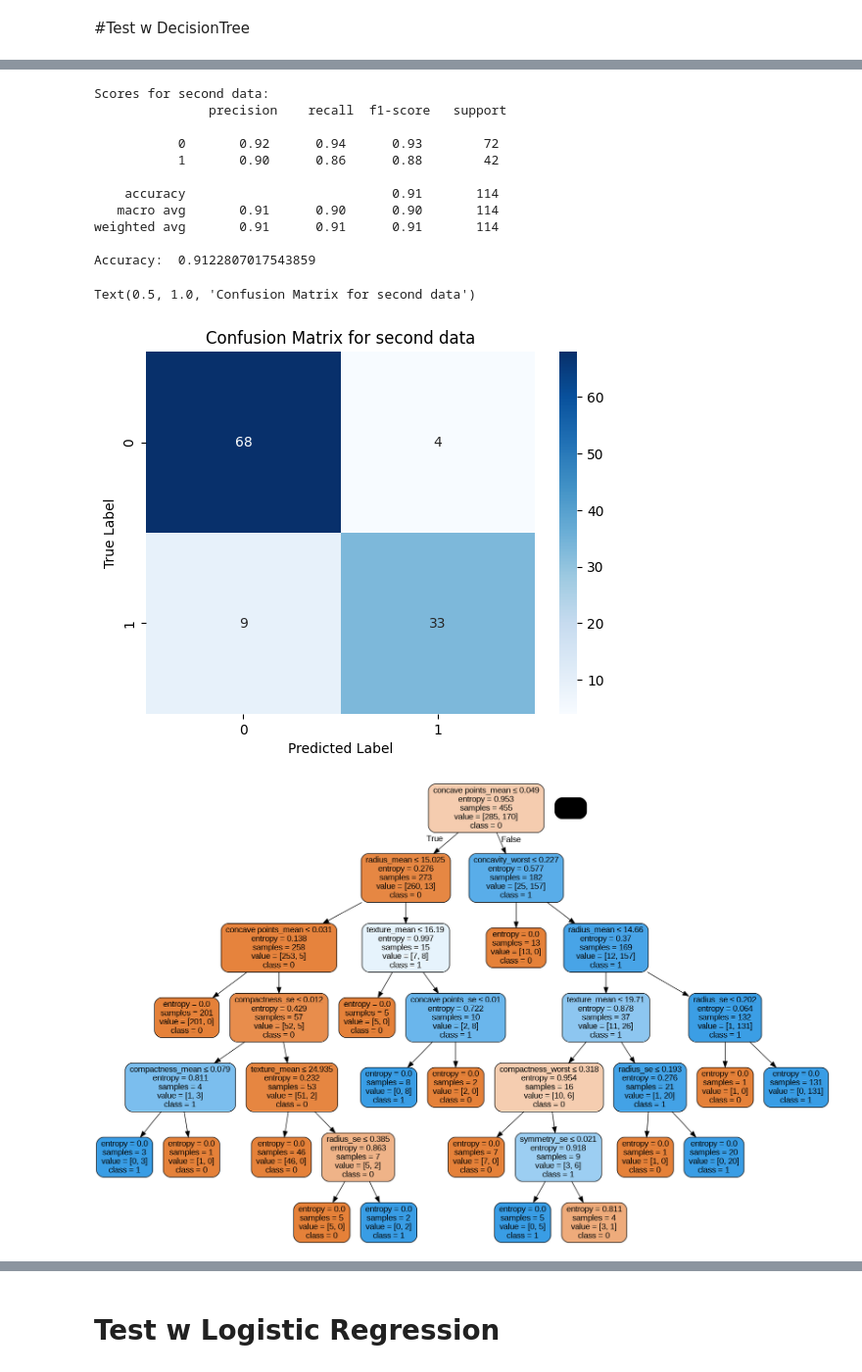
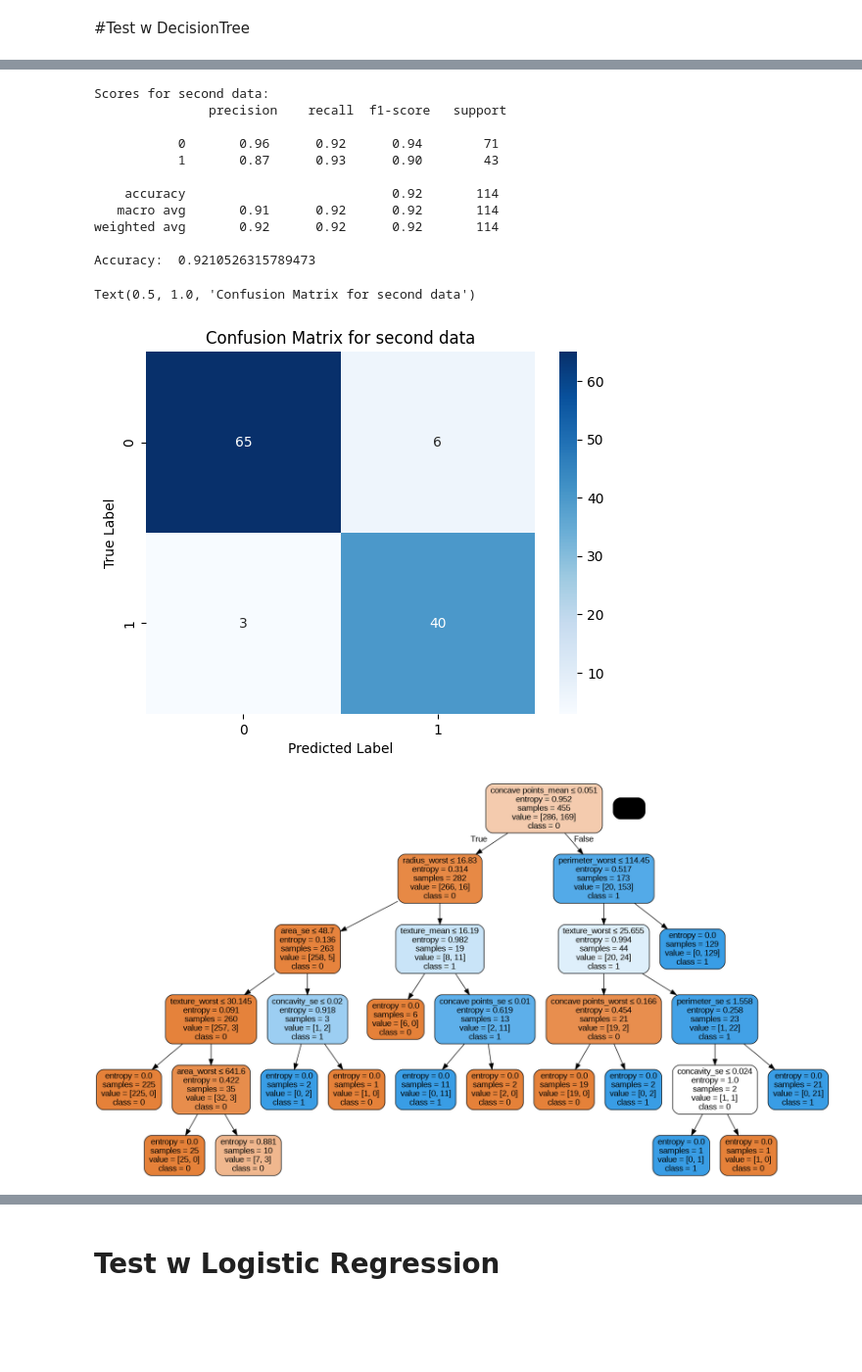
Before and after one commit to tugcegulsanusta/machine-learning-project, a Jupyter notebook: machine_learning.ipynb, the cells around one changed output, grey strips where cells are left out. Shown at 98% size. Drawn from its saved outputs; the diff is of its cells as text; code cells hidden in the pictures; blank space fills up the shorter version.

Commit message:
feature adjustment and testing with unprocessed data

```diff
--- a/machine_learning.ipynb
+++ b/machine_learning.ipynb
@@ -140,8 +175,10 @@ from sklearn.metrics import f1_score,confusion_matrix,classification_report
 from sklearn.metrics import accuracy_score
 from sklearn import tree
 # %%
-feature_cols1= ['radius_mean','texture_mean','concave points_mean','symmetry_mean','fractal_dimension_mean','radius_se','texture_se','smoothness_se','compactness_se', 'concave points_se','symmetry_se','smoothness_worst','compactness_worst','symmetry_worst','compactness_mean','concavity_worst','fractal_dimension_worst', 'concavity_se', 'fractal_dimension_se', 'smoothness_mean']
-feature_cols2 = ['radius_mean','texture_mean','concave points_mean','symmetry_mean','fractal_dimension_mean','radius_se','texture_se','smoothness_se','compactness_se', 'concave points_se','symmetry_se','smoothness_worst','compactness_worst','symmetry_worst']
+default_cols = ['smoothness_se', 'fractal_dimension_mean', 'texture_se', 'symmetry_se', 'fractal_dimension_se','concavity_se','compactness_se','fractal_dimension_worst','symmetry_mean','smoothness_mean','concave points_se','texture_mean','symmetry_worst','smoothness_worst','texture_worst','area_se','perimeter_se','radius_se','compactness_worst','compactness_mean','concavity_worst','concavity_mean','area_mean','radius_mean','area_worst','perimeter_mean','radius_worst','concave points_mean','perimeter_worst','concave points_worst']
+feature_cols1= ['perimeter_worst','texture_worst','concave points_mean','symmetry_mean','fractal_dimension_mean','radius_se','texture_se','smoothness_se','compactness_se', 'concave points_se','symmetry_se','smoothness_worst','compactness_worst','symmetry_worst','compactness_mean','concavity_worst','fractal_dimension_worst', 'concavity_se', 'fractal_dimension_se', 'smoothness_mean']
+feature_cols2 = ['radius_mean','texture_mean','concave points_mean','symmetry_mean','fractal_dimension_mean','radius_se','texture_se','smoothness_se','compactness_se', 'concave points_se','symmetry_se','smoothness_worst','concavity_worst','symmetry_worst']
+X_default = df[default_cols]
 X1= df[feature_cols1]
 X2= df[feature_cols2]
 y = df.diagnosis
@@ -148,0 +199,18 @@ print(y)
+# %%
+#Default Results
+X_train, X_test, y_train, y_test= train_test_split(X_default, y, test_size= 0.2, random_state = 42)
+
+clf= DecisionTreeClassifier(criterion = "entropy", max_depth=5)
+clf= clf.fit(X_train, y_train)
+y_predict_= clf.predict(X_test)
+accuracy_ = metrics.accuracy_score(y_test, y_predict_)
+report_ = classification_report(y_test, y_predict_)
+print("Scores for first data: \n" , report_)
+
+
+print('Accuracy: ', accuracy_)
+confusion_m = confusion_matrix(y_test, y_predict_)
+p = sns.heatmap(pd.DataFrame(confusion_m), annot=True, cmap="Blues", fmt="g")
+plt.xlabel("Predicted Label")
+plt.ylabel("True Label")
+plt.title("Confusion Matrix for default data")
@@ -181,19 +263,19 @@ Text(0.5, 1.0, 'Confusion Matrix for first data')
 # %%
 #split second data
-X_train, X_test, y_train, y_test= train_test_split(X2, y, test_size= 0.2, random_state = 1)
+X_train2, X_test2, y_train2, y_test2= train_test_split(X2, y, test_size= 0.2, random_state = 42)
 #Decission Tree Classifier
-clf2 = DecisionTreeClassifier(criterion= "entropy", max_depth=6)
+clf2 = DecisionTreeClassifier(criterion= "entropy", max_depth=5)
 
-clf2= clf2.fit(X_train, y_train)
-y_predict= clf2.predict(X_test)
-accuracy2 = metrics.accuracy_score(y_test, y_predict)
+clf2= clf2.fit(X_train2, y_train2)
+y_predict2= clf2.predict(X_test2)
+accuracy2 = metrics.accuracy_score(y_test2, y_predict2)
 
-report2 = classification_report(y_test, y_predict)
+report2 = classification_report(y_test2, y_predict2)
 print("Scores for second data: \n" , report2)
 
 print('Accuracy: ', accuracy2)
-confusion_m2 = confusion_matrix(y_test, clf2.predict(X_test))
-p1 = sns.heatmap(pd.DataFrame(confusion_m1), annot=True, cmap="Blues", fmt="g")
+confusion_m2 = confusion_matrix(y_test2, y_predict2)
+p2 = sns.heatmap(pd.DataFrame(confusion_m2), annot=True, cmap="Blues", fmt="g")
 plt.xlabel("Predicted Label")
 plt.ylabel("True Label")
 plt.title("Confusion Matrix for second data")
@@ -201,29 +283,29 @@ plt.title("Confusion Matrix for second data")
 Scores for second data:
                precision    recall  f1-score   support
 
-           0       0.92      0.94      0.93        72
-           1       0.90      0.86      0.88        42
+           0       0.96      0.92      0.94        71
+           1       0.87      0.93      0.90        43
 
-    accuracy                           0.91       114
-   macro avg       0.91      0.90      0.90       114
-weighted avg       0.91      0.91      0.91       114
+    accuracy                           0.92       114
+   macro avg       0.91      0.92      0.92       114
+weighted avg       0.92      0.92      0.92       114
 
-Accuracy:  0.9122807017543859
+Accuracy:  0.9210526315789473
 Text(0.5, 1.0, 'Confusion Matrix for second data')
-[figure, old version]
+[figure, new version]
 # %%
-#visualize first desicion tree
+#visualize default data
 from six import StringIO
 from IPython.display import Image
 from sklearn.tree import export_graphviz
 import pydotplus
 
 dot_data = StringIO()
-export_graphviz(clf1, out_file=dot_data,
+export_graphviz(clf, out_file=dot_data,
                 filled=True, rounded=True,
-                special_characters=True, feature_names = feature_cols1, class_names=['0','1'])
+                special_characters=True, feature_names = default_cols, class_names=['0','1'])
 graph = pydotplus.graph_from_dot_data(dot_data.getvalue())
 graph.write_png('breast_cancer.png')
 Image(graph.create_png())
 # %% [output]
-[figure, old version]
+[figure, new version]
```
Also changed, not shown: parts of 20 cells of this notebook.
